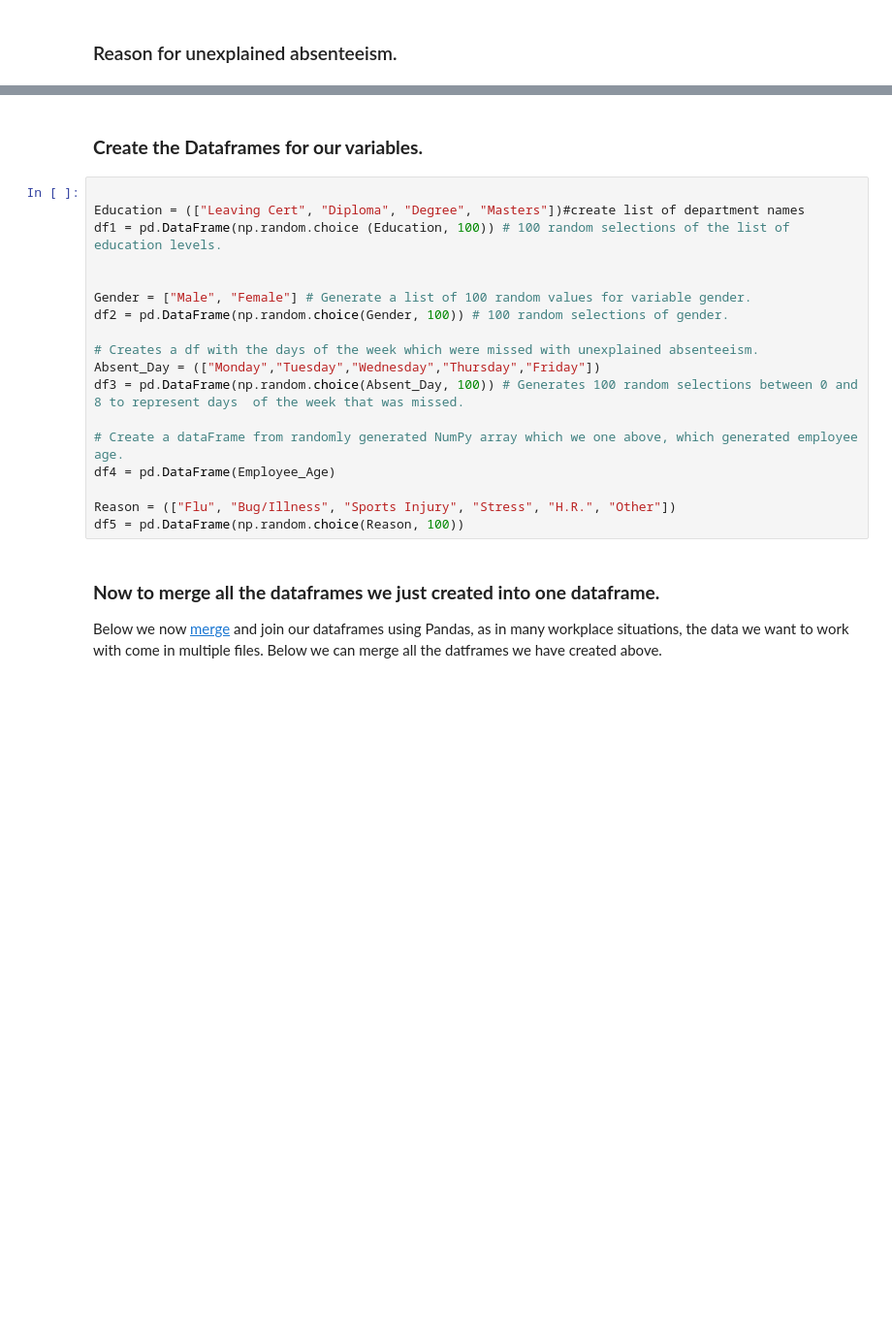
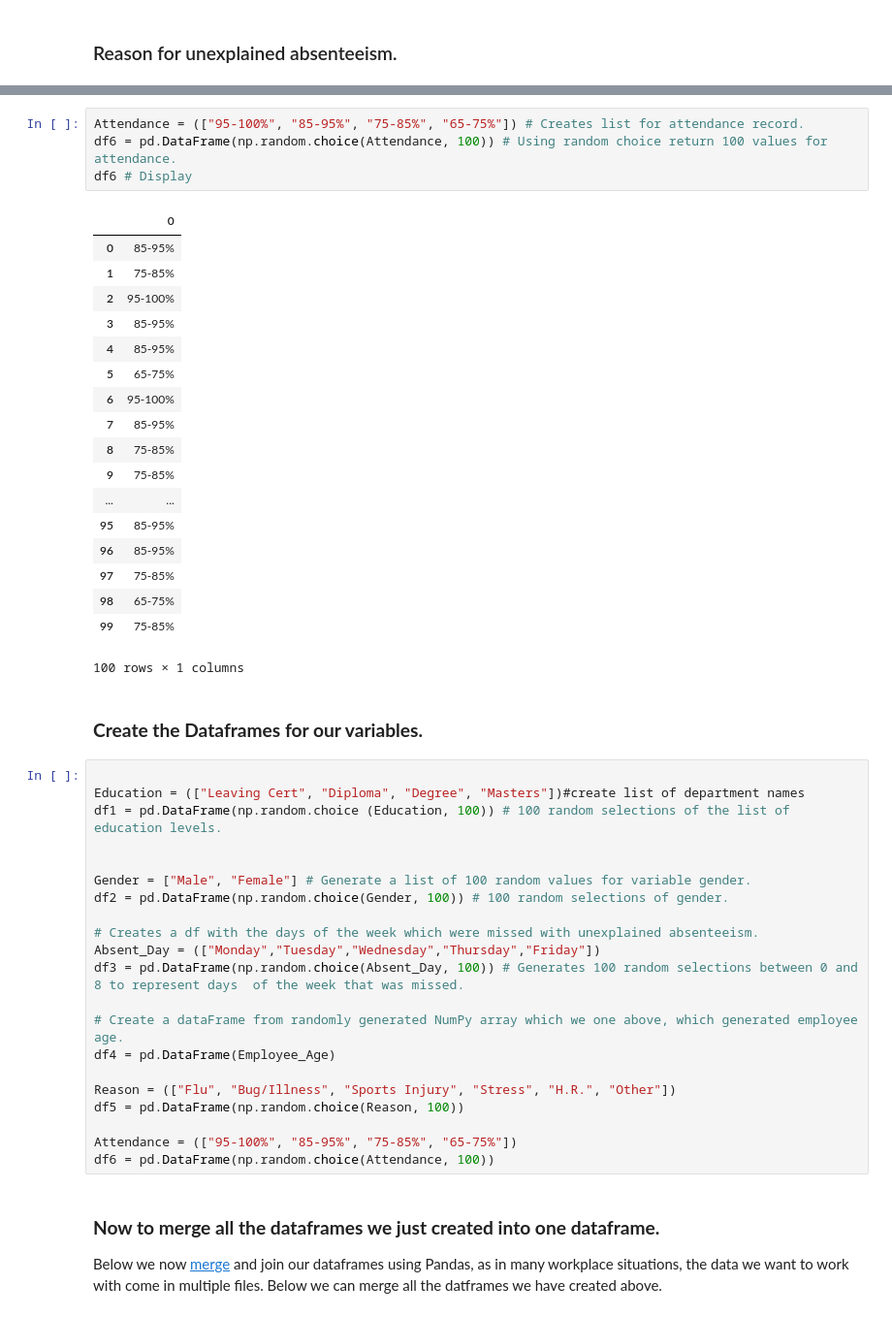
Before and after one commit to daithimarkham/Programming-for-Data-Analysis-Project-2019, a Jupyter notebook: Programming for Data Analysis Project 2019.ipynb, the cells around one changed output, grey strips where cells are left out. Shown at 97% size. Drawn from its saved outputs; the diff is of its cells as text; blank space fills up the shorter version.

```diff
--- a/Programming for Data Analysis Project 2019.ipynb
+++ b/Programming for Data Analysis Project 2019.ipynb
@@ -238,3 +262,26 @@ df5
+# %%
+Attendance = (["95-100%", "85-95%", "75-85%", "65-75%"]) # Creates list for attendance record.
+df6 = pd.DataFrame(np.random.choice(Attendance, 100)) # Using random choice return 100 values for attendance.
+df6 # Display
+# %% [output]
+|  | 0 |
+| 0 | 85-95% |
+| 1 | 75-85% |
+| 2 | 95-100% |
+| 3 | 85-95% |
+| 4 | 85-95% |
+| 5 | 65-75% |
+| 6 | 95-100% |
+| 7 | 85-95% |
+| 8 | 75-85% |
+| 9 | 75-85% |
+| ... | ... |
+| 95 | 85-95% |
+| 96 | 85-95% |
+| 97 | 75-85% |
+| 98 | 65-75% |
+| 99 | 75-85% |
+100 rows × 1 columns
 # %% [markdown]
 ### **Create the Dataframes for our variables.**
 # %%
@@ -255,6 +302,9 @@ df4 = pd.DataFrame(Employee_Age)
 
 Reason = (["Flu", "Bug/Illness", "Sports Injury", "Stress", "H.R.", "Other"])
 df5 = pd.DataFrame(np.random.choice(Reason, 100))
+
+Attendance = (["95-100%", "85-95%", "75-85%", "65-75%"])
+df6 = pd.DataFrame(np.random.choice(Attendance, 100))
 # %% [markdown]
 ### **Now to merge all the dataframes we just created into one dataframe.**
 
```
Also changed, not shown: parts of 22 cells of this notebook.
